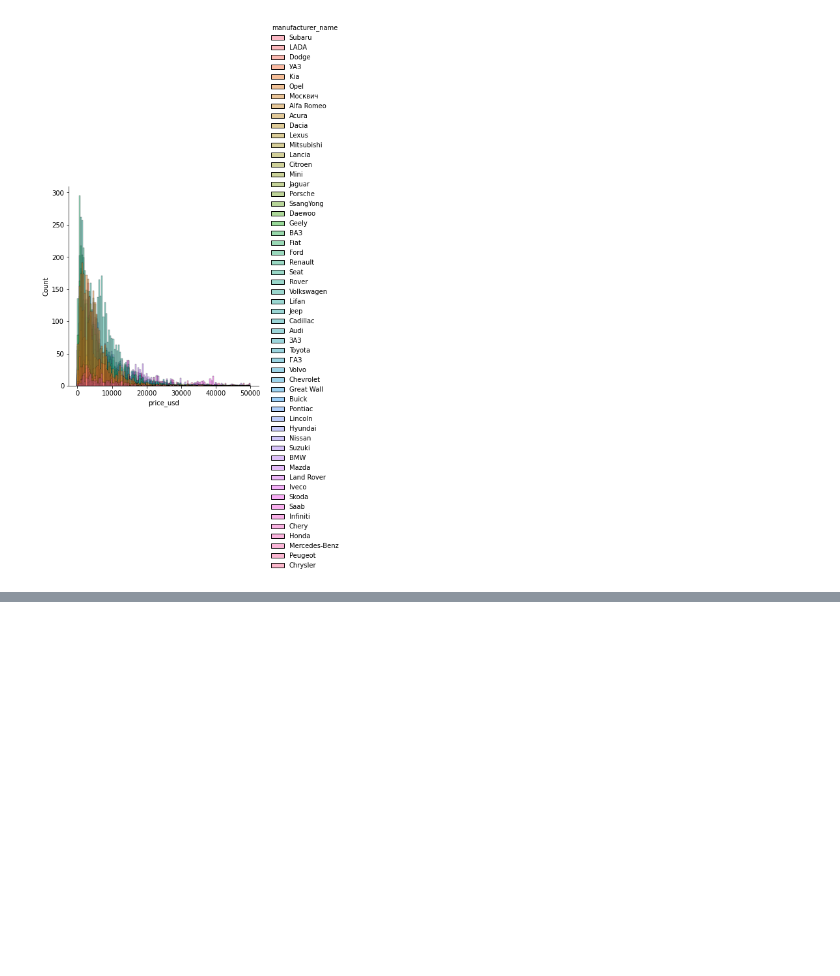
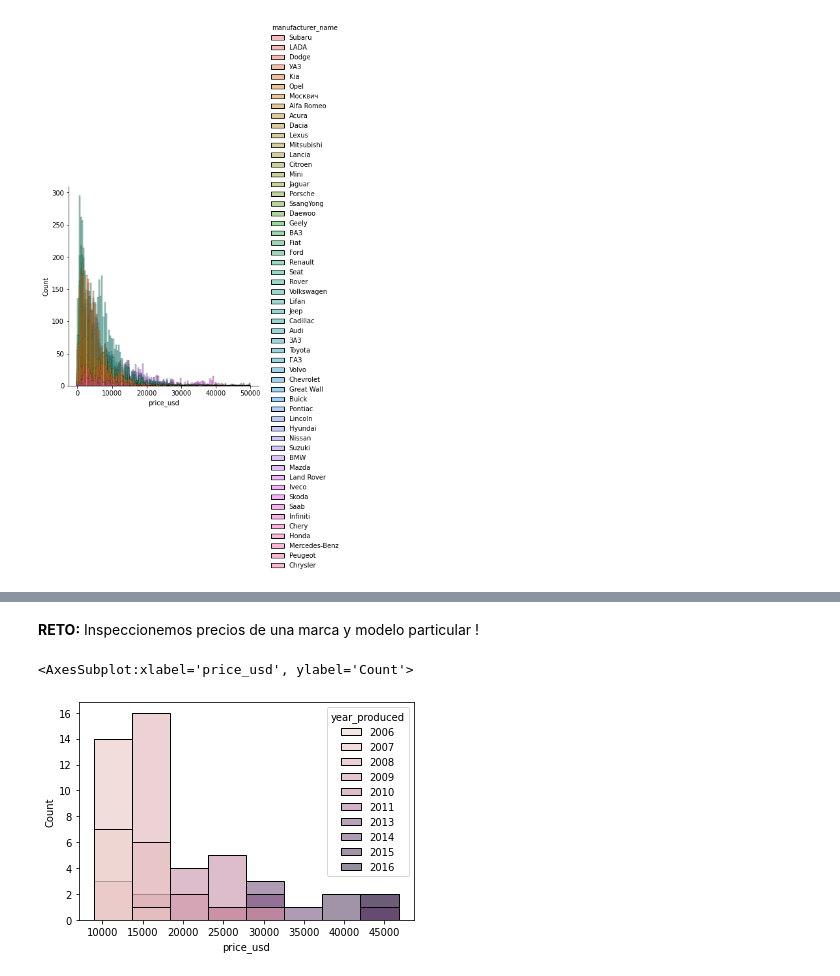
Before and after one commit to ian333/Estadistica_descriptiva, a Jupyter notebook: Medidas_de_tendencia_central.ipynb, the cells around one changed output, grey strips where cells are left out. Drawn from its saved outputs; the diff is of its cells as text; code cells hidden in the pictures; blank space fills up the shorter version.

Commit message:
Se completo el reto y los apuntes de la clase

```diff
--- a/Medidas_de_tendencia_central.ipynb
+++ b/Medidas_de_tendencia_central.ipynb
@@ -52,3 +73,11 @@ sns.displot(df, x = 'price_usd', hue = 'manufacturer_name')
+# %% [markdown]
+**RETO:** Inspeccionemos precios de una marca y modelo particular !
+# %%
+Q7_df = df[(df['manufacturer_name']=='Audi') & (df['model_name']=='Q7')]
+sns.histplot(Q7_df, x='price_usd', hue = 'year_produced')
+# %% [output]
+<AxesSubplot:xlabel='price_usd', ylabel='Count'>
+[figure, added]
 # %% [markdown]
 <a style='text-decoration:none;line-height:16px;display:flex;color:#5B5B62;padding:10px;justify-content:end;' href='https://deepnote.com?utm_source=created-in-deepnote-cell&projectId=da2b9d43-8ac9-4574-bc85-499618aff89e' target="_blank">
 <img alt='Created in deepnote.com' style='display:inline;max-height:16px;margin:0px;margin-right:7.5px;' src='embedded-picture-1' > </img>
```
Also changed, not shown: parts of 4 cells of this notebook.
